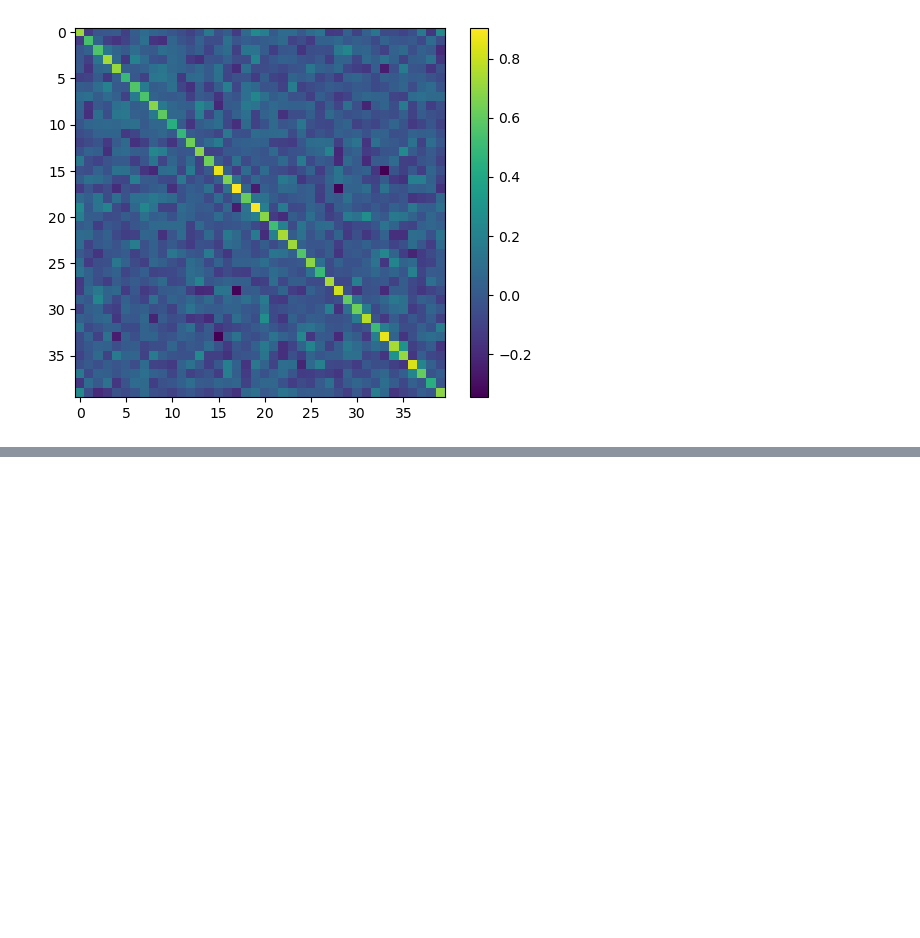
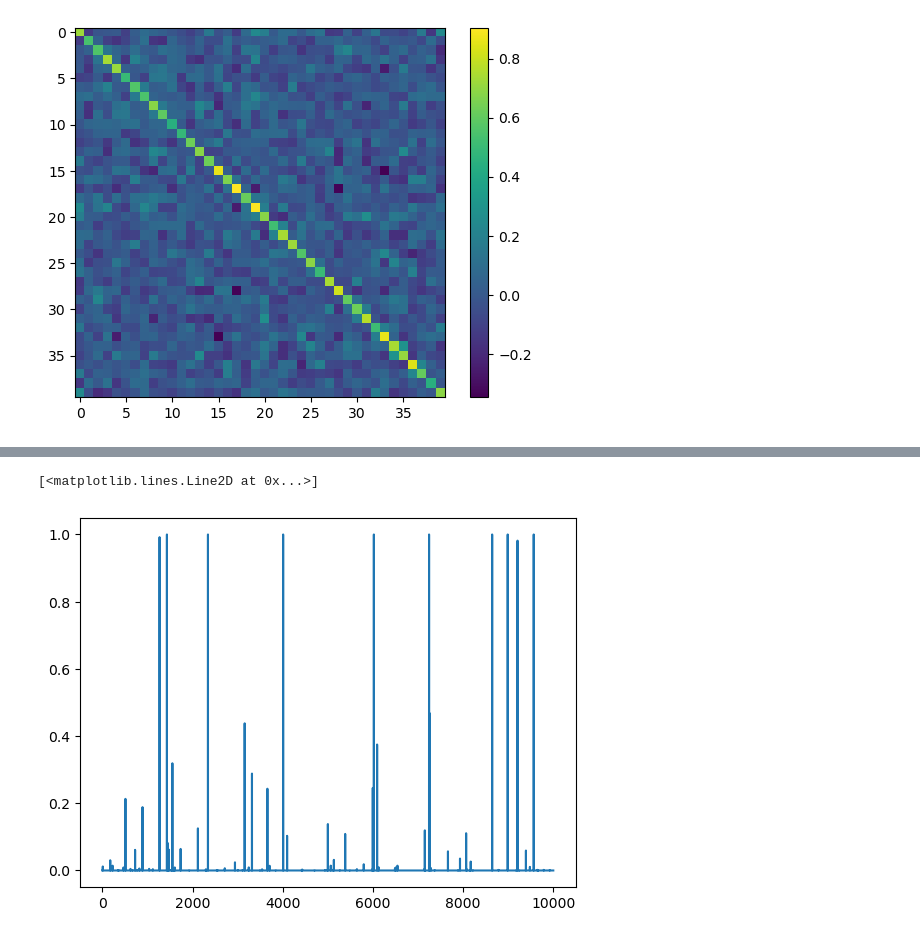
Before and after one commit to Julians42/ACM270, a Jupyter notebook: lorenz96/eki_lorenz96.ipynb, the cells around one changed output, grey strips where cells are left out. Cells and saved outputs as stored; diff of their text form; code cells hidden in the pictures; blank space fills up the shorter version.

Commit message:
Basic and EKI informed MCMC Implementation

```diff
--- a/lorenz96/eki_lorenz96.ipynb
+++ b/lorenz96/eki_lorenz96.ipynb
@@ -173,0 +181,22 @@ IndexError: too many indices for array: array is 1-dimensional, but 2 were index
+# %%
+def G(u):
+    """Forward model for the Lorenz96 system."""
+    return solve_ivp(lorenz96, [0, n_steps*dt], u, t_eval=np.arange(0.0, n_steps*dt, dt)).y.T[-1,:]
+
+def propnu(u, y=y, noise=0.1):
+    return np.exp(-0.5 * np.transpose(y - G(u)) @ (np.eye(40) * noise) @ np.linalg.inv(np.eye(40) * noise) @ (y - G(u)))
+
+def q(u):
+    return np.random.multivariate_normal(u, np.eye(40))
+
+def propq(u,v):
+    return np.exp(-0.5 * np.transpose(u - v) @ np.linalg.inv(np.eye(40)) @ (u - v))
+
+def proprho(u):
+    return np.exp(-0.5 * np.transpose(u) @ np.linalg.inv(np.eye(40)) @ u)
+
+def a(u, v):
+    return min(1, propnu(v, y) * propq(v,u) * proprho(v) / \
+               (propnu(u, y) * propq(u,v) * proprho(u)))
+
+#a(theta0[:,0], theta0[:,9])
@@ -173,0 +205,16 @@ IndexError: too many indices for array: array is 1-dimensional, but 2 were index
+# %%
+# with our functions defined we can now run the MCMC algorithm
+n_samples = 10000
+samples = np.zeros((n_samples, 40))
+samples[0] = theta0[:,0] # random initial guess (just reusing from before)
+probs = np.zeros(n_samples)
+for i in range(1, n_samples):
+    u = samples[i-1]
+    v = q(u)
+    accept_prob = a(u, v)
+    probs[i] = accept_prob
+    if np.random.rand() < accept_prob:
+        print("Accepted!")
+        samples[i] = v
+    else:
+        samples[i] = u
@@ -173,0 +235,5 @@ IndexError: too many indices for array: array is 1-dimensional, but 2 were index
+# %%
+plt.plot(probs)
+# %% [output]
+[<matplotlib.lines.Line2D at 0x...>]
+[figure, added]
```
Also changed, not shown: parts of 21 cells of this notebook.
